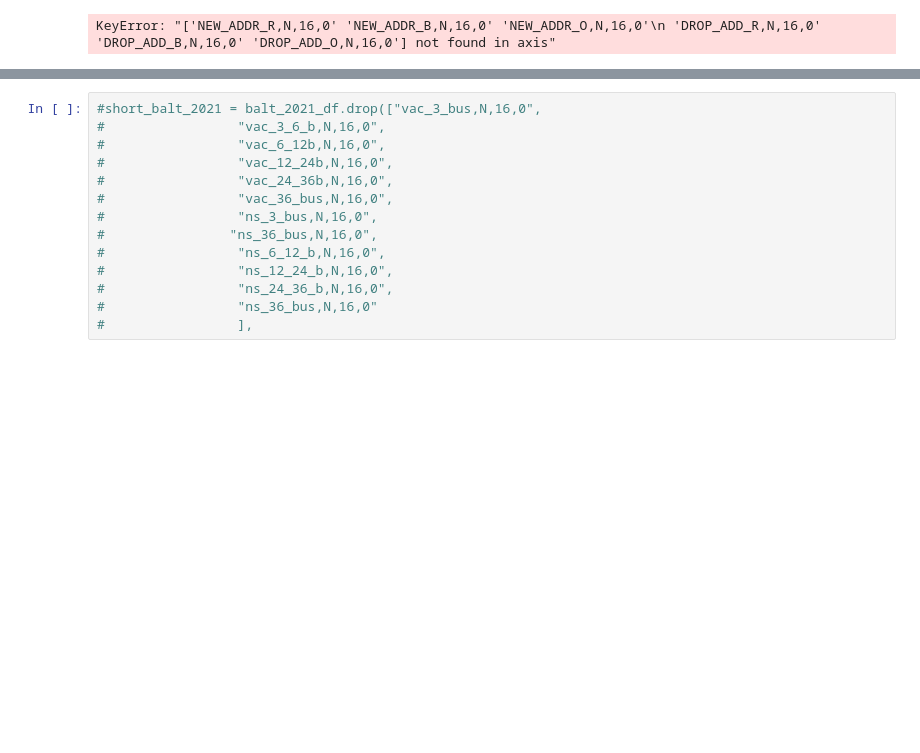
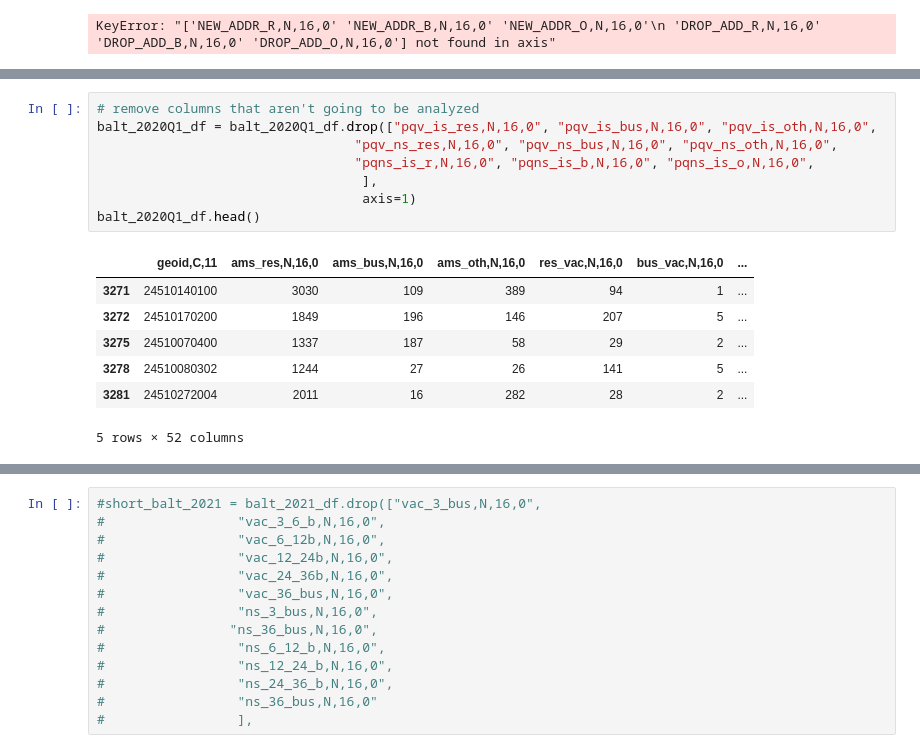
Before and after one commit to Jenkir/vacant_comm_bldgs, a Jupyter notebook: vacants_2020.ipynb, the cells around one changed output, grey strips where cells are left out. Saved outputs shown, nothing was run; the diff lists cells and outputs as text; blank space fills up the shorter version.

```diff
--- a/vacants_2020.ipynb
+++ b/vacants_2020.ipynb
@@ -197 +299,17 @@ KeyError: "['NEW_ADDR_R,N,16,0' 'NEW_ADDR_B,N,16,0' 'NEW_ADDR_O,N,16,0'\n 'DROP_
+# %%
+# remove columns that aren't going to be analyzed
+balt_2020Q1_df = balt_2020Q1_df.drop(["pqv_is_res,N,16,0", "pqv_is_bus,N,16,0", "pqv_is_oth,N,16,0",
+                                 "pqv_ns_res,N,16,0", "pqv_ns_bus,N,16,0", "pqv_ns_oth,N,16,0",
+                                 "pqns_is_r,N,16,0", "pqns_is_b,N,16,0", "pqns_is_o,N,16,0",
+                                  ],
+                                  axis=1)
+balt_2020Q1_df.head()
+# %% [output]
+|  | geoid,C,11 | ams_res,N,16,0 | ams_bus,N,16,0 | ams_oth,N,16,0 | res_vac,N,16,0 | bus_vac,N,16,0 | ... |
+| 3271 | 24510140100 | 3030 | 109 | 389 | 94 | 1 | ... |
+| 3272 | 24510170200 | 1849 | 196 | 146 | 207 | 5 | ... |
+| 3275 | 24510070400 | 1337 | 187 | 58 | 29 | 2 | ... |
+| 3278 | 24510080302 | 1244 | 27 | 26 | 141 | 5 | ... |
+| 3281 | 24510272004 | 2011 | 16 | 282 | 28 | 2 | ... |
+5 rows × 52 columns
 # %%
```
Also changed, not shown: parts of 34 cells of this notebook.
